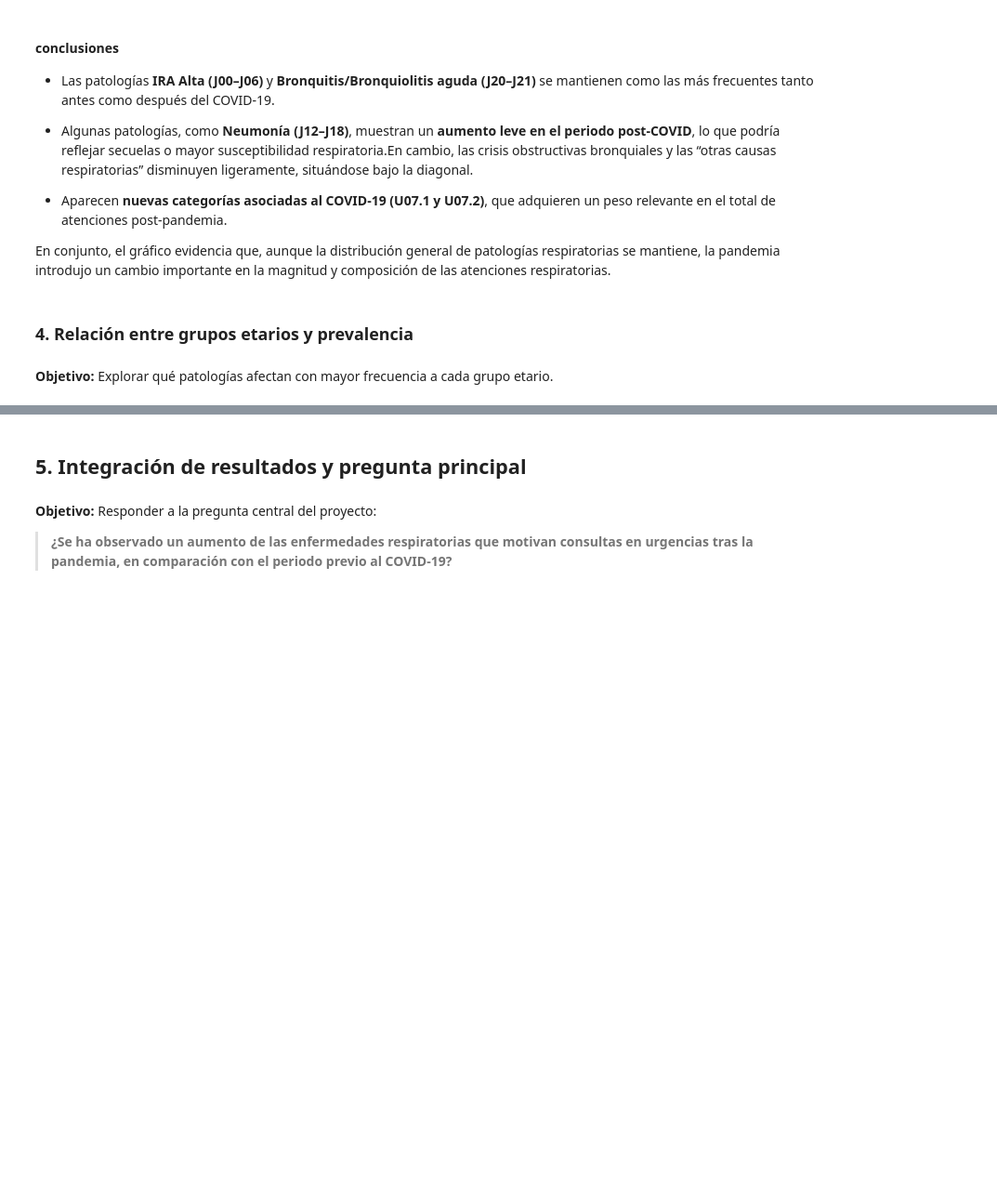
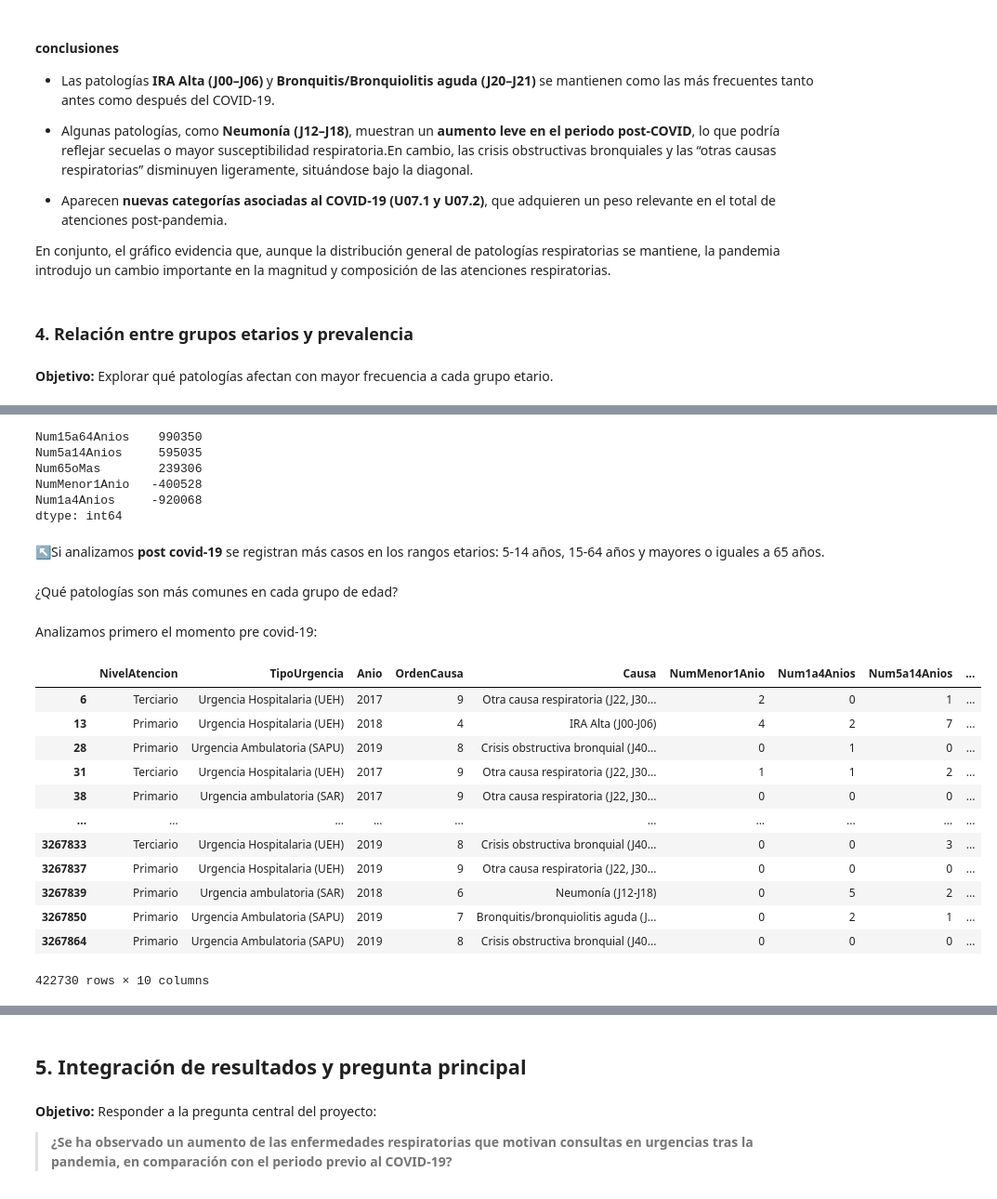
Before and after one commit to JoabVJ/project-imt2200, a Jupyter notebook: Entrega inicial/notebooks/01_EDA_enfermedades_respiratorias.ipynb, the cells around one changed output, grey strips where cells are left out. Shown at 93% size. Drawn from its saved outputs; the diff is of its cells as text; code cells hidden in the pictures; blank space fills up the shorter version.

```diff
--- a/Entrega inicial/notebooks/01_EDA_enfermedades_respiratorias.ipynb
+++ b/Entrega inicial/notebooks/01_EDA_enfermedades_respiratorias.ipynb
@@ -1189,0 +1277,11 @@ En conjunto, el gráfico evidencia que, aunque la distribución general de patol
+# %%
+dif_post.sort_values(ascending=False)
+# %% [output]
+Num15a64Anios    990350
+Num5a14Anios     595035
+Num65oMas        239306
+NumMenor1Anio   -400528
+Num1a4Anios     -920068
+dtype: int64
+# %% [markdown]
+↖Si analizamos **post covid-19** se registran más casos en los rangos etarios: 5-14 años, 15-64 años y mayores o iguales a 65 años.
@@ -1189,0 +1290,25 @@ En conjunto, el gráfico evidencia que, aunque la distribución general de patol
+# %% [markdown]
+¿Qué patologías son más comunes en cada grupo de edad?
+# %% [markdown]
+Analizamos primero el momento pre covid-19:
+# %%
+pre_covid = df_anios[["NivelAtencion", "TipoUrgencia", "Anio", "OrdenCausa", "Causa", 'NumMenor1Anio', 'Num1a4Anios',
+       'Num5a14Anios', 'Num15a64Anios', 'Num65oMas']]
+
+#Volvemos a filtrar ahora utilizando más filas
+pre_covid = pre_covid[pre_covid["Anio"] <= 2019]
+pre_covid
+# %% [output]
+|  | NivelAtencion | TipoUrgencia | Anio | OrdenCausa | Causa | NumMenor1Anio | Num1a4Anios | Num5a14Anios | ... |
+| 6 | Terciario | Urgencia Hospitalaria (UEH) | 2017 | 9 | Otra causa respiratoria (J22, J30... | 2 | 0 | 1 | ... |
+| 13 | Primario | Urgencia Hospitalaria (UEH) | 2018 | 4 | IRA Alta (J00-J06) | 4 | 2 | 7 | ... |
+| 28 | Primario | Urgencia Ambulatoria (SAPU) | 2019 | 8 | Crisis obstructiva bronquial (J40... | 0 | 1 | 0 | ... |
+| 31 | Terciario | Urgencia Hospitalaria (UEH) | 2017 | 9 | Otra causa respiratoria (J22, J30... | 1 | 1 | 2 | ... |
+| 38 | Primario | Urgencia ambulatoria (SAR) | 2017 | 9 | Otra causa respiratoria (J22, J30... | 0 | 0 | 0 | ... |
+| ... | ... | ... | ... | ... | ... | ... | ... | ... | ... |
+| 3267833 | Terciario | Urgencia Hospitalaria (UEH) | 2019 | 8 | Crisis obstructiva bronquial (J40... | 0 | 0 | 3 | ... |
+| 3267837 | Primario | Urgencia Hospitalaria (UEH) | 2019 | 9 | Otra causa respiratoria (J22, J30... | 0 | 0 | 0 | ... |
+| 3267839 | Primario | Urgencia ambulatoria (SAR) | 2018 | 6 | Neumonía (J12-J18) | 0 | 5 | 2 | ... |
+| 3267850 | Primario | Urgencia Ambulatoria (SAPU) | 2019 | 7 | Bronquitis/bronquiolitis aguda (J... | 0 | 2 | 1 | ... |
+| 3267864 | Primario | Urgencia Ambulatoria (SAPU) | 2019 | 8 | Crisis obstructiva bronquial (J40... | 0 | 0 | 0 | ... |
+422730 rows × 10 columns
```
Also changed, not shown: parts of 27 cells of this notebook.
